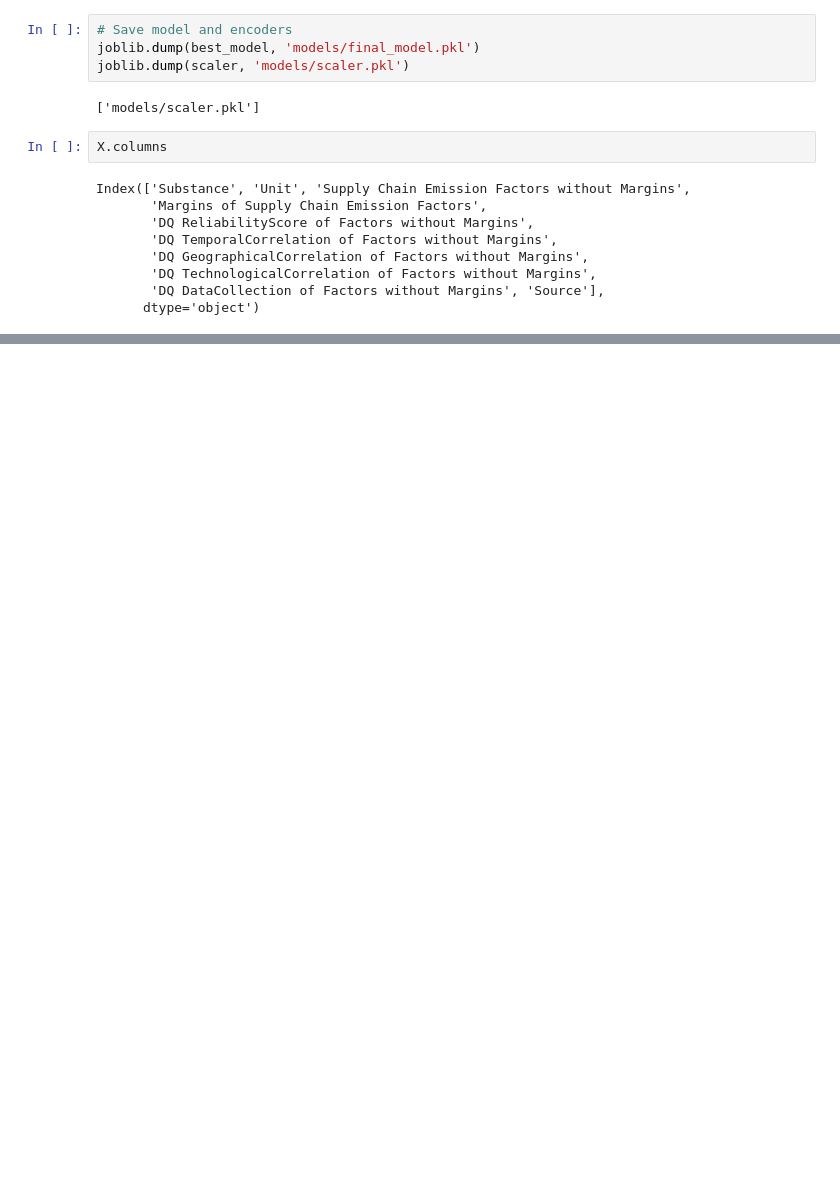
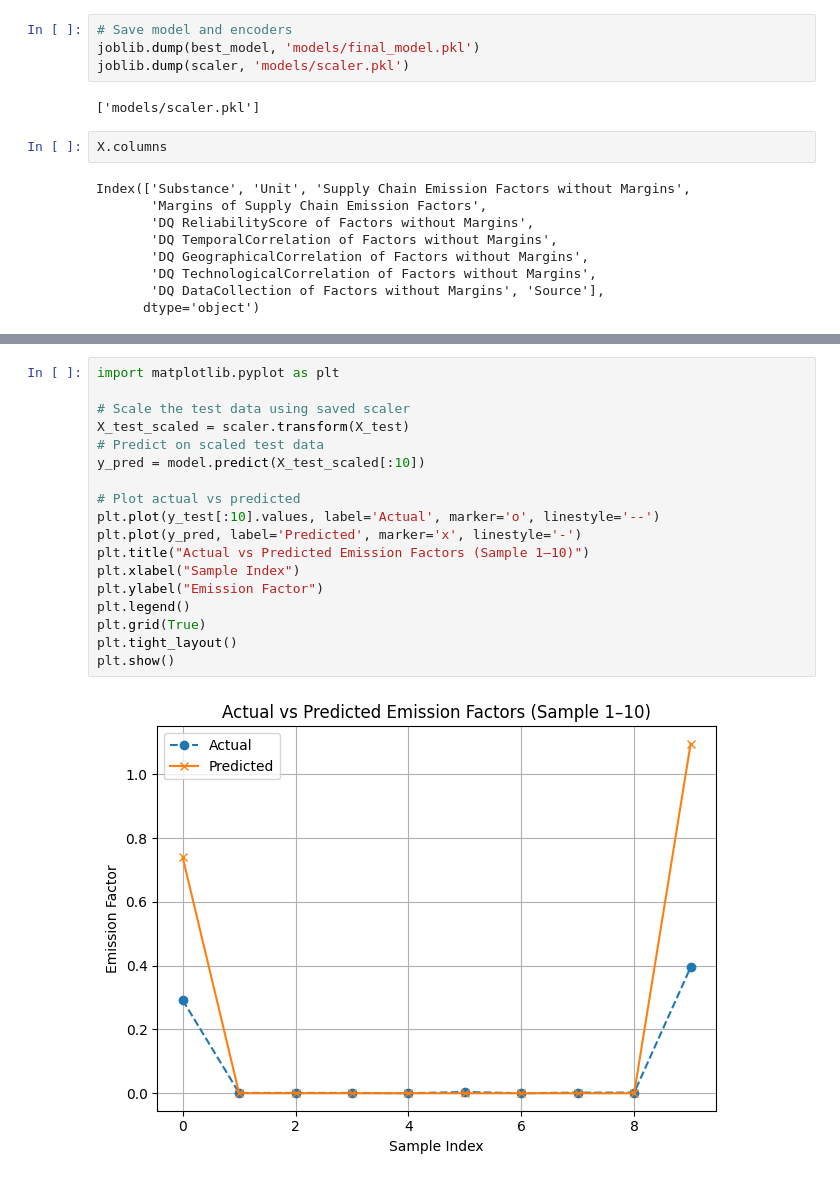
Before and after one commit to SindamMeghaSree/Green-House-Emissions-ML, a Jupyter notebook: GREENAI_PROJECT_EMISSIONS__S4F.ipynb, the cells around one changed output, grey strips where cells are left out. Drawn from its saved outputs; the diff is of its cells as text; blank space fills up the shorter version.

```diff
--- a/GREENAI_PROJECT_EMISSIONS__S4F.ipynb
+++ b/GREENAI_PROJECT_EMISSIONS__S4F.ipynb
@@ -487,0 +560,20 @@ Index(['Substance', 'Unit', 'Supply Chain Emission Factors without Margins',
+# %%
+import matplotlib.pyplot as plt
+
+# Scale the test data using saved scaler
+X_test_scaled = scaler.transform(X_test)
+# Predict on scaled test data
+y_pred = model.predict(X_test_scaled[:10])
+
+# Plot actual vs predicted
+plt.plot(y_test[:10].values, label='Actual', marker='o', linestyle='--')
+plt.plot(y_pred, label='Predicted', marker='x', linestyle='-')
+plt.title("Actual vs Predicted Emission Factors (Sample 1–10)")
+plt.xlabel("Sample Index")
+plt.ylabel("Emission Factor")
+plt.legend()
+plt.grid(True)
+plt.tight_layout()
+plt.show()
+# %% [output]
+[figure, added]
```
Also changed, not shown: parts of 7 cells of this notebook.
